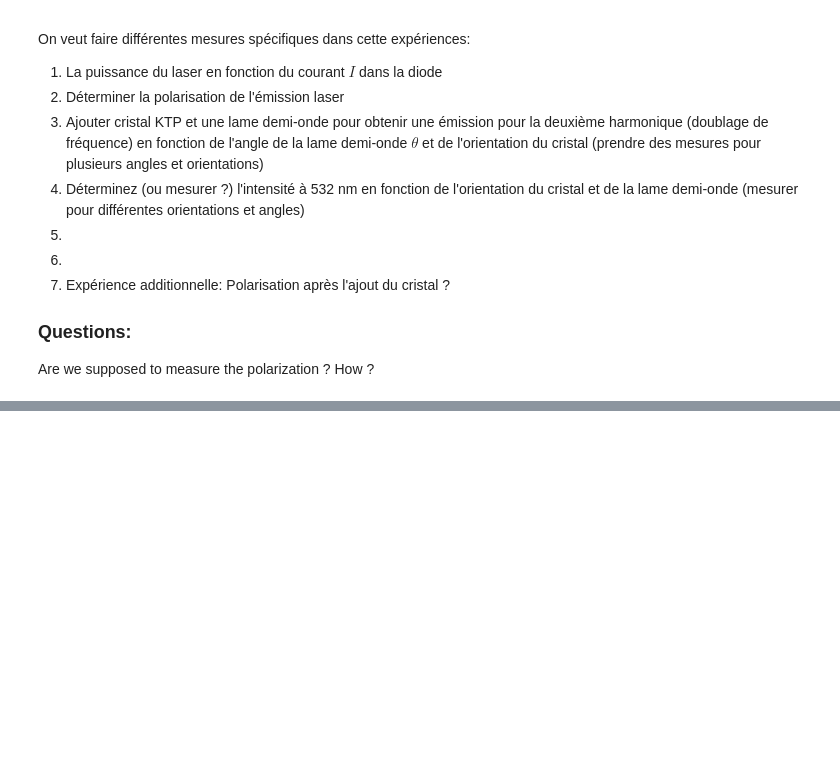
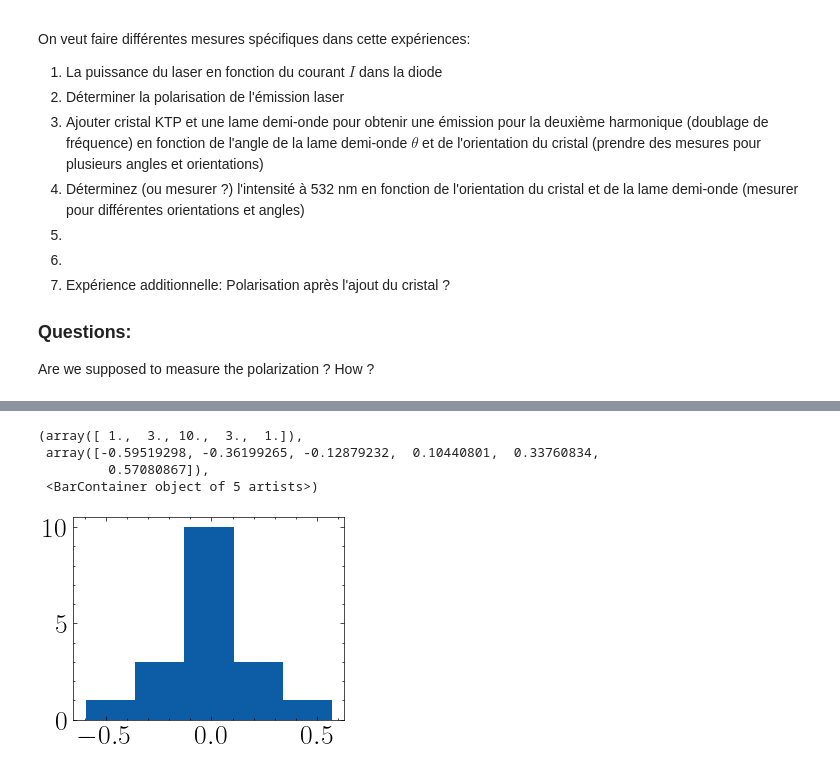
Before and after one commit to EnceladeCandy/phy3040, a Jupyter notebook: notebooks/optique_non_lineaire.ipynb, the cells around one changed output, grey strips where cells are left out. Saved outputs shown, nothing was run; the diff lists cells and outputs as text; code cells hidden in the pictures; blank space fills up the shorter version.

```diff
--- a/notebooks/optique_non_lineaire.ipynb
+++ b/notebooks/optique_non_lineaire.ipynb
@@ -44,0 +159,32 @@ Are we supposed to measure the polarization ? How ?
+# %%
+# Importation des valeurs expérimentales mesurées
+theta = np.arange(20, 361, 20) * u.degree.to(u.radian)  # rad
+sigma_theta = 2 * u.degree.to(u.radian) # rad
+intensity_20 = np.array([0.00926, 0.00910, 0.007, 0.0073, 0.0072,0.00902, 0.00813, 0.00910, 0.00612, 0.00625, 0.00618, 0.0064]) # series of measurements at theta=20 radians
+intensity = np.array([intensity_20.mean(), 0.01000, 0.00842, 0.00527, 0.00186, 0.00023, 0.00049, 0.00275, 0.0053, 0.00835, 0.00920, 0.00770, 0.00520, 0.00200, 0.0002, 0.00049, 0.0026, 0.00590]) # mA
+sigma_intensity = intensity_20.std(ddof = 1)
+
+# Régression linéaire (voir code dans src/regression.py)
+Regression = FrequentistRegression(
+    degree = 1,
+    sigma_noise = sigma_intensity
+)
+
+# Créer la 'design matrix' de régression
+Regression.design_matrix = np.column_stack([np.ones_like(theta),  np.cos(2 * theta), np.sin(2 * theta)])
+
+# Calcul des paramètres beta_i optimaux
+params_fitted, std_fitted = Regression.fit(
+    obs = intensity,
+    x = None,
+    ridge_reg = 1e-9,
+    fit_intercept = True
+)
+
+# Conversion des paramètres de régression ajustées aux paramèteres physiques d'intérêt (ici, l'intensité initiale du faisceau et le déphasage)
+phys_fitted = fit_params_to_phys_params(*params_fitted)
+phys_std = std_params_to_std_physical(params = params_fitted, stds = std_fitted)# incertitude sur paramètre physique
+intensity_fitted, phi_fitted = phys_fitted
+intensity_pred = malus_law(theta, *phys_fitted) # intensity predicted by adjusting our physical model on data
+norm_residuals =  (intensity - intensity_pred) / sigma_intensity
+chi2 = np.sum(norm_residuals ** 2)
@@ -44,0 +254,8 @@ Are we supposed to measure the polarization ? How ?
+# %%
+plt.hist(norm_residuals, bins = 5)
+# %% [output]
+(array([ 1.,  3., 10.,  3.,  1.]),
+ array([-0.59519298, -0.36199265, -0.12879232,  0.10440801,  0.33760834,
+         0.57080867]),
+ <BarContainer object of 5 artists>)
+[figure, added]
```
Also changed, not shown: parts of 6 cells of this notebook, 2 other files.
